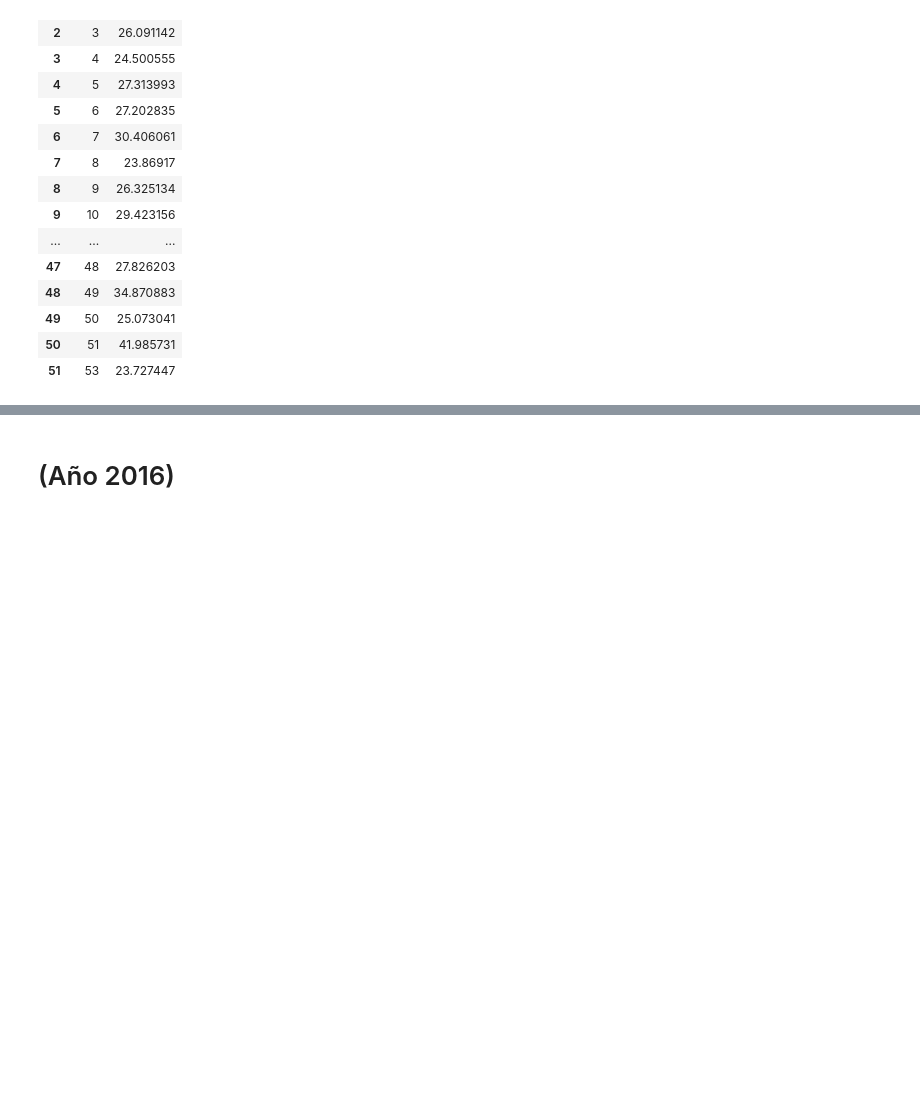
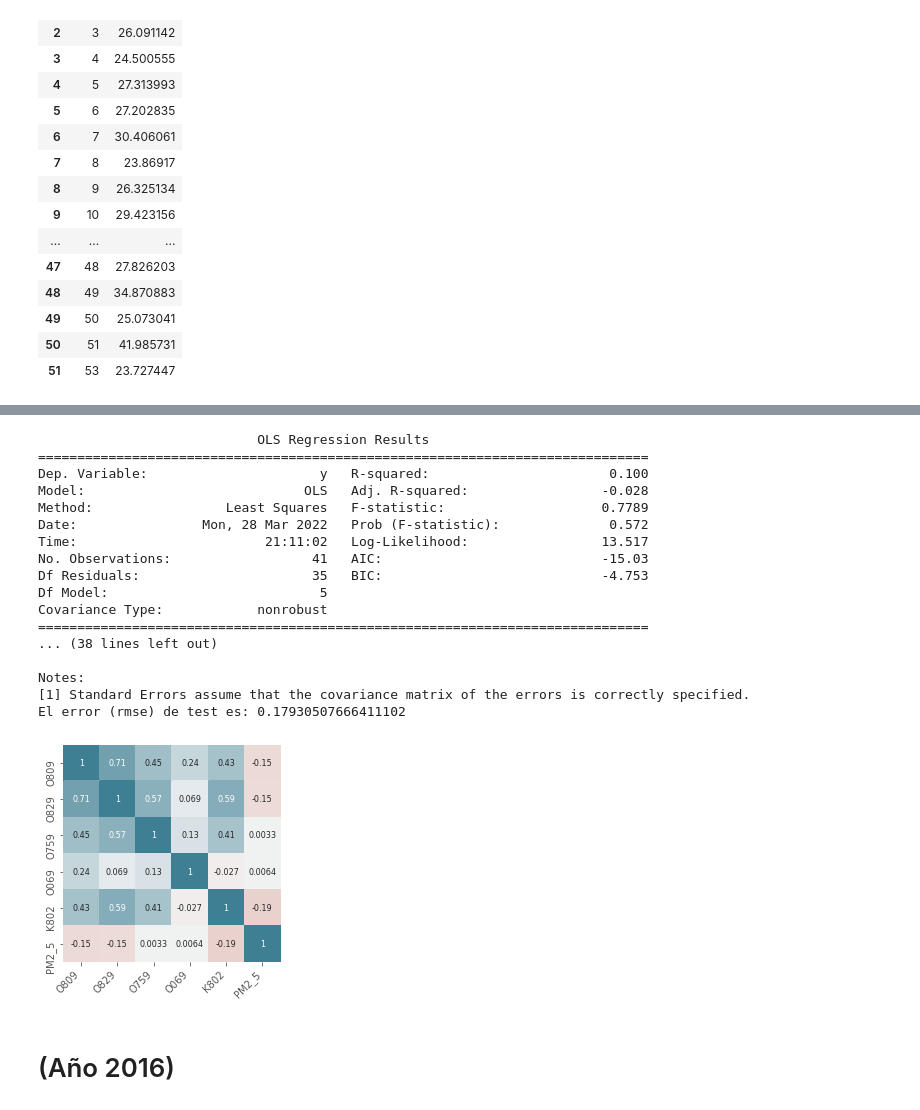
Before and after one commit to selenebpradop/relaciones-contaminantes-salud, a Jupyter notebook: Jupyter/regresion_lineal_PM2_5_egresos.ipynb, the cells around one changed output, grey strips where cells are left out. Cells and saved outputs as stored; diff of their text form; code cells hidden in the pictures; blank space fills up the shorter version.

```diff
--- a/Jupyter/regresion_lineal_PM2_5_egresos.ipynb
+++ b/Jupyter/regresion_lineal_PM2_5_egresos.ipynb
@@ -551,3 +488,27 @@ The PostScript backend does not support transparency; partially transparent arti
+# %%
+# GENERACIÓN DE MODELO DE REGRESIÓN LINEAL MULTIPLE
+# ==============================================================================
+import regresion_lineal_multiple
+regresion_lineal_multiple.rlm(datarlm,spoke_labels,contaminante,año,exclude_p)
+# %% [output]
+                            OLS Regression Results
+==============================================================================
+Dep. Variable:                      y   R-squared:                       0.100
+Model:                            OLS   Adj. R-squared:                 -0.028
+Method:                 Least Squares   F-statistic:                    0.7789
+Date:                Mon, 28 Mar 2022   Prob (F-statistic):              0.572
+Time:                        21:11:02   Log-Likelihood:                 13.517
+No. Observations:                  41   AIC:                            -15.03
+Df Residuals:                      35   BIC:                            -4.753
+Df Model:                           5
+Covariance Type:            nonrobust
+==============================================================================
+... (38 lines left out)
+
+Notes:
+[1] Standard Errors assume that the covariance matrix of the errors is correctly specified.
+El error (rmse) de test es: 0.17930507666411102
+[figure, added]
 # %% [markdown]
 # (Año 2016)
 # %%
```
Also changed, not shown: parts of 8 cells of this notebook, 3 other files.
